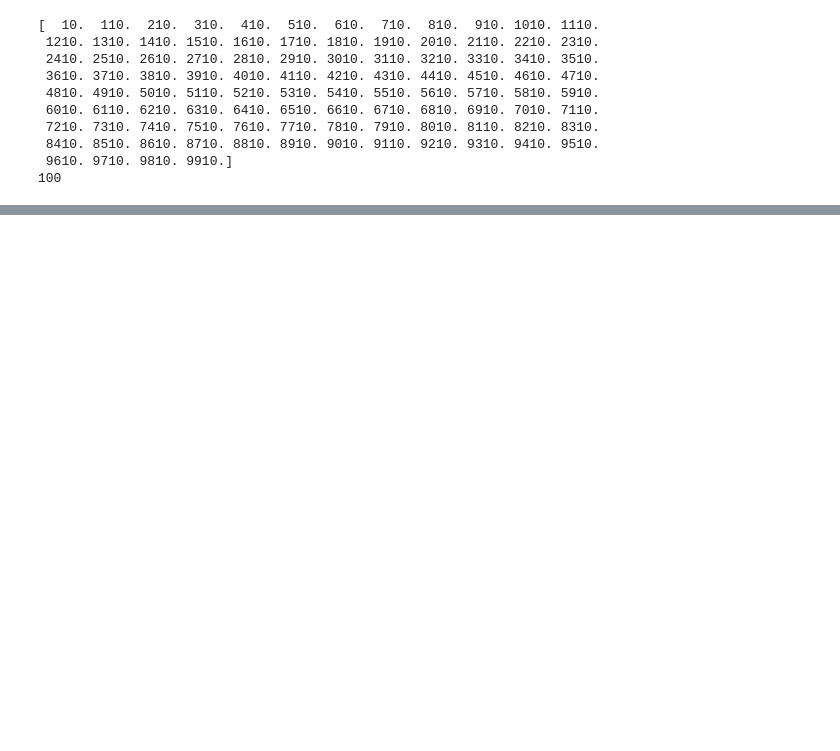
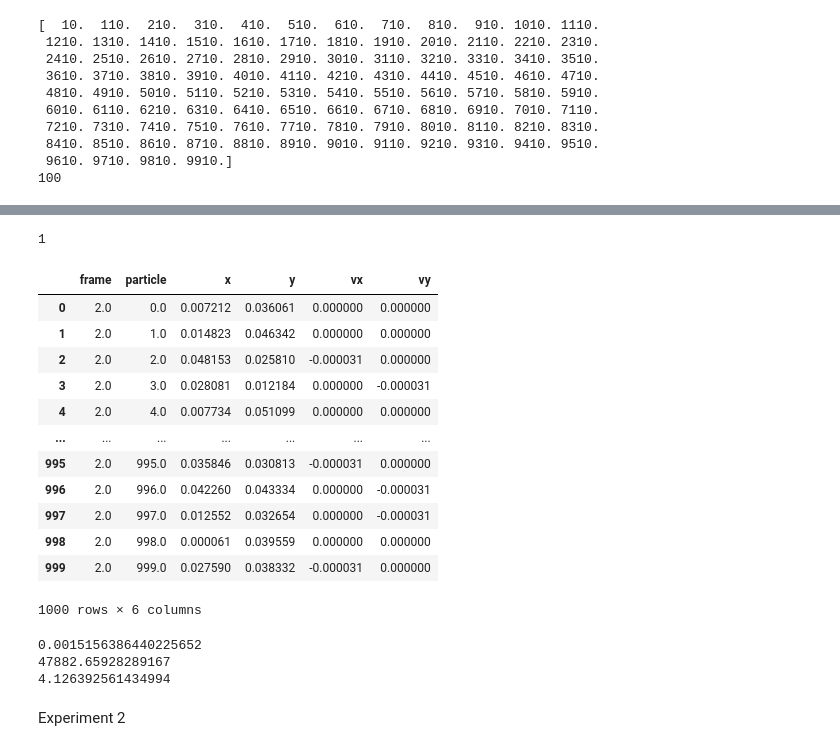
Before and after one commit to ParthM1504/Benchmarking-Dusty-Plasma-Temperature-Code, a Jupyter notebook: Benchmarking.ipynb, the cells around one changed output, grey strips where cells are left out. Drawn from its saved outputs; the diff is of its cells as text; code cells hidden in the pictures; blank space fills up the shorter version.

```diff
--- a/Benchmarking.ipynb
+++ b/Benchmarking.ipynb
@@ -546,0 +549,26 @@ ax.set_yscale('log')
+# %%
+# Parametersfor the benchmarking
+fps1=99.0
+num_particles=1000
+dt=1.0/fps1
+spatial_resolution1=30.69E-6  # in metres per px
+dust_diameter=7.14E-6 # in metres
+dust_rho=1510.0
+mu = 0
+mass = 4.0 / 3.0 * np.pi * ( dust_diameter/ 2.0)**3 * dust_rho #mass of the dust particles
+# print(mass)
+kb=constants.Boltzmann
+T1=300.0 #temperature in Kelvin
+sigma = np.sqrt(kb*T1/mass)
+print(sigma)
+
+left=0
+right=1751 # right border in px as per the camera of expt
+up=1667 # up border in px as per the camera of expt
+down=0
+left_SI=left*spatial_resolution
+right_SI=right*spatial_resolution
+up_SI=up*spatial_resolution
+down_SI=down*spatial_resolution
+final_frame=2
+n_bins=19
@@ -546,0 +577,6 @@ ax.set_yscale('log')
+# %%
+x_y_df1 = make_velocities(fps1,num_particles,spatial_resolution1, mu,T1, right, up, 2)
+x_y_test = x_y_df1
+x_y_test= x_y_test[['part_no', 'x', 'y','frame']]
+x_y_test = x_y_test.rename(columns={'part_no': 'particle'})
+x_y_test
@@ -546,0 +645,31 @@ ax.set_yscale('log')
+# %%
+df_velocities = get_velocities(x_y_test, 1)
+df_velocities
+# %% [output]
+1
+|  | frame | particle | x | y | vx | vy |
+| 0 | 2.0 | 0.0 | 0.007212 | 0.036061 | 0.000000 | 0.000000 |
+| 1 | 2.0 | 1.0 | 0.014823 | 0.046342 | 0.000000 | 0.000000 |
+| 2 | 2.0 | 2.0 | 0.048153 | 0.025810 | -0.000031 | 0.000000 |
+| 3 | 2.0 | 3.0 | 0.028081 | 0.012184 | 0.000000 | -0.000031 |
+| 4 | 2.0 | 4.0 | 0.007734 | 0.051099 | 0.000000 | 0.000000 |
+| ... | ... | ... | ... | ... | ... | ... |
+| 995 | 2.0 | 995.0 | 0.035846 | 0.030813 | -0.000031 | 0.000000 |
+| 996 | 2.0 | 996.0 | 0.042260 | 0.043334 | 0.000000 | -0.000031 |
+| 997 | 2.0 | 997.0 | 0.012552 | 0.032654 | 0.000000 | -0.000031 |
+| 998 | 2.0 | 998.0 | 0.000061 | 0.039559 | 0.000000 | 0.000000 |
+| 999 | 2.0 | 999.0 | 0.027590 | 0.038332 | -0.000031 | 0.000000 |
+1000 rows × 6 columns
+# %%
+std1= np.std(df_velocities['vx'])
+std_SI=std1/dt
+print(std_SI)
+T_restored=mass*std_SI**2/constants.Boltzmann
+print(T_restored)
+print(T_restored/11604.0)  # convert to eV
+# %% [output]
+0.0015156386440225652
+47882.65928289167
+4.126392561434994
+# %% [markdown]
+Experiment 2
```
Also changed, not shown: parts of 24 cells of this notebook.
